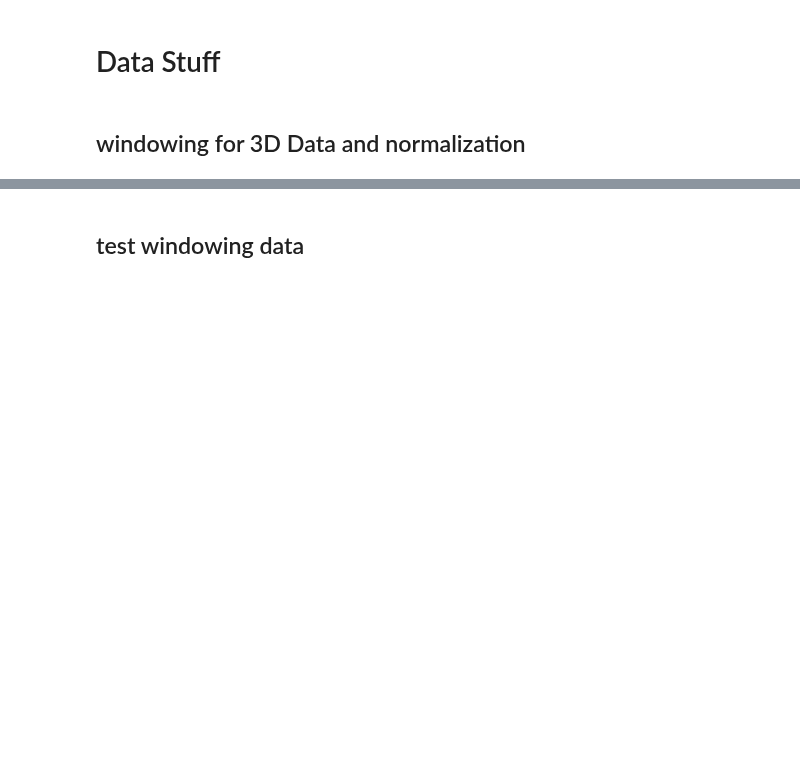
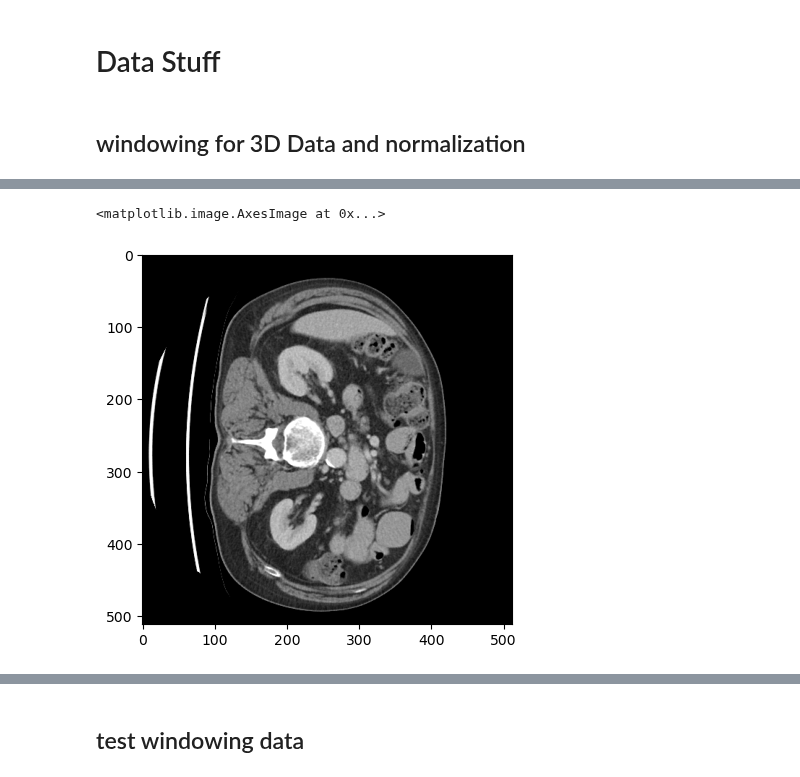
Before and after one commit to BaconDavid/CRLM_Internship_Project, a Jupyter notebook: Jupyter_Test/Data_stuff.ipynb, the cells around one changed output, grey strips where cells are left out. Cells and saved outputs as stored; diff of their text form; code cells hidden in the pictures; blank space fills up the shorter version.

```diff
--- a/Jupyter_Test/Data_stuff.ipynb
+++ b/Jupyter_Test/Data_stuff.ipynb
@@ -14,19 +20,23 @@ from monai.transforms import NormalizeIntensity
 # %%
 def apply_window_to_volume(batched_volumes, window_center, window_width):
     """
     Apply windowing to a batch of 3D volumes.
     :param batched_volumes: The input batch of 3D volumes.
     :param window_center: The center of the window (window level).
     :param window_width: The width of the window.
     :return: Windowed batch of 3D volumes.
     """
     lower_bound = window_center - window_width / 2
     upper_bound = window_center + window_width / 2
     windowed_batched_volumes = np.clip(batched_volumes, lower_bound, upper_bound)
     return windowed_batched_volumes
 
 trans = NormalizeIntensity()
-image = nib.load('../../Data/CT_Phase/Resample_222_Data/CILM_CT_101040_0000.nii.gz').get_fdata()
+image = nib.load('../../Data/CT_Phase/Full_image_Liver_slice/CILM_CT_101040_0000.nii.gz').get_fdata()
 
 windowed_image = apply_window_to_volume(image, 50, 400)
-normalize_window_image = trans(windowed_image)
+
+plt.imshow(windowed_image[:,:,40], cmap='gray')
+# %% [output]
+<matplotlib.image.AxesImage at 0x...>
+[figure, added]
```
Also changed, not shown: parts of 7 cells of this notebook, 2 other files.
